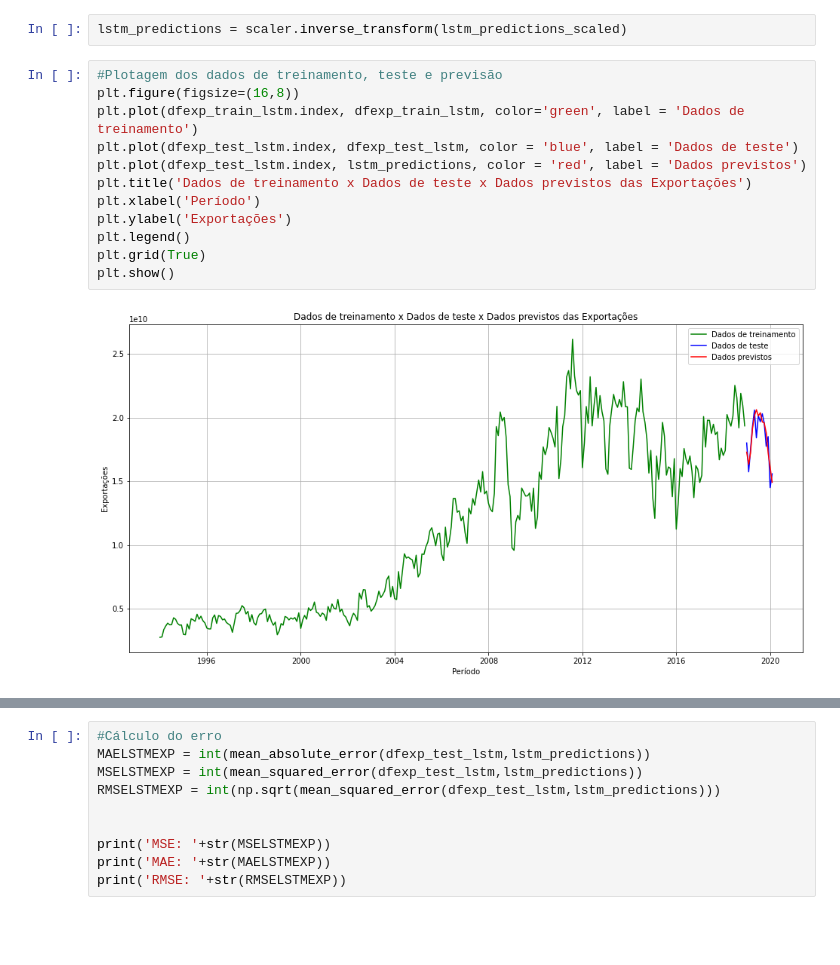
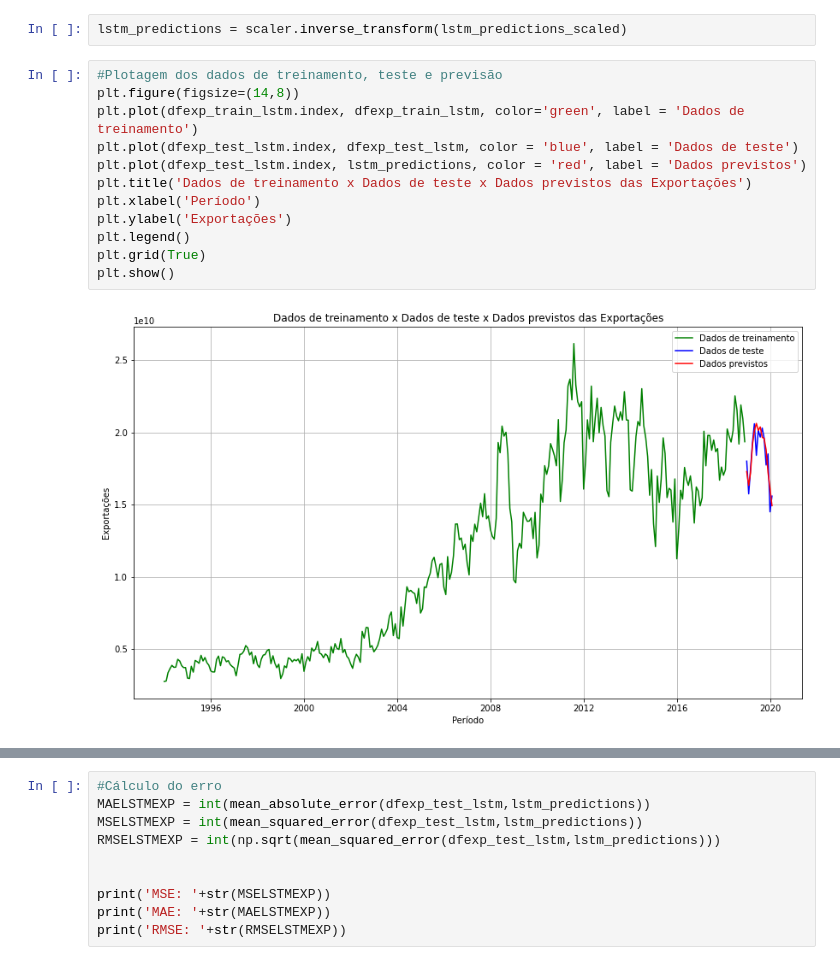
Before and after one commit to mmbs1989/TCC-PUCMINAS, a Jupyter notebook: Notebook_TCC_PUC.ipynb, the cells around one changed output, grey strips where cells are left out. Saved outputs shown, nothing was run; the diff lists cells and outputs as text; blank space fills up the shorter version.

```diff
--- a/Notebook_TCC_PUC.ipynb
+++ b/Notebook_TCC_PUC.ipynb
@@ -2112,17 +2092,17 @@ for i in range(len(test_lstm)):
 lstm_predictions = scaler.inverse_transform(lstm_predictions_scaled)
 # %%
 #Plotagem dos dados de treinamento, teste e previsão
-plt.figure(figsize=(16,8))
+plt.figure(figsize=(14,8))
 plt.plot(dfexp_train_lstm.index, dfexp_train_lstm, color='green', label = 'Dados de treinamento')
 plt.plot(dfexp_test_lstm.index, dfexp_test_lstm, color = 'blue', label = 'Dados de teste')
 plt.plot(dfexp_test_lstm.index, lstm_predictions, color = 'red', label = 'Dados previstos')
 plt.title('Dados de treinamento x Dados de teste x Dados previstos das Exportações')
 plt.xlabel('Período')
 plt.ylabel('Exportações')
 plt.legend()
 plt.grid(True)
 plt.show()
 # %% [output]
-[figure, old version]
+[figure, new version]
 # %%
 #Plotagem dos dados de teste e dados previstos
```
Also changed, not shown: parts of 5 cells of this notebook.
